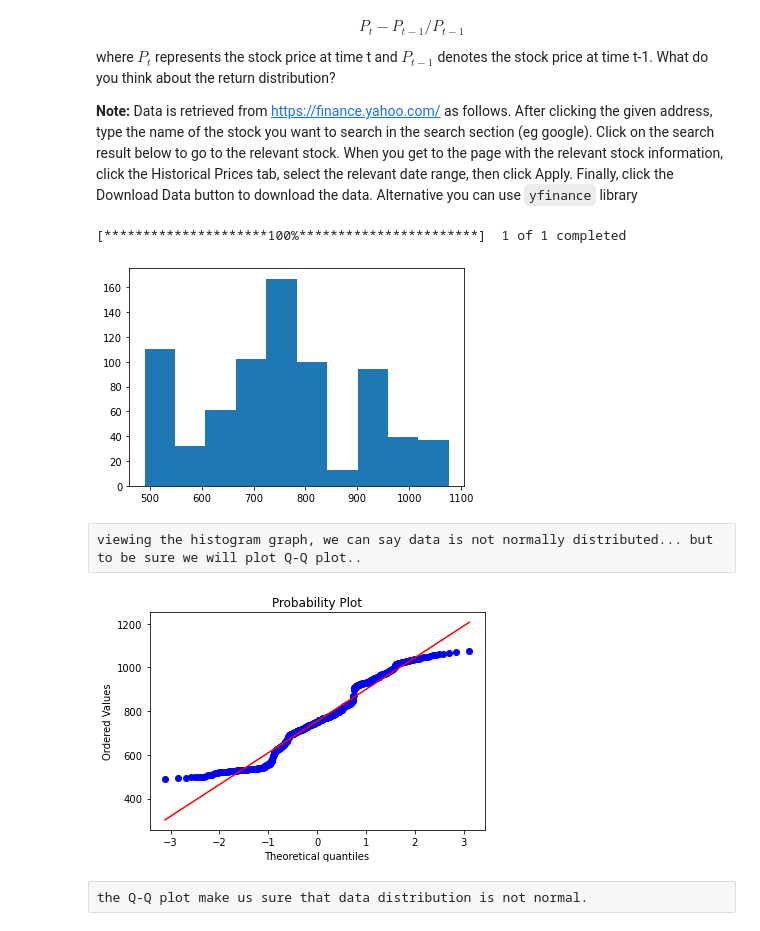
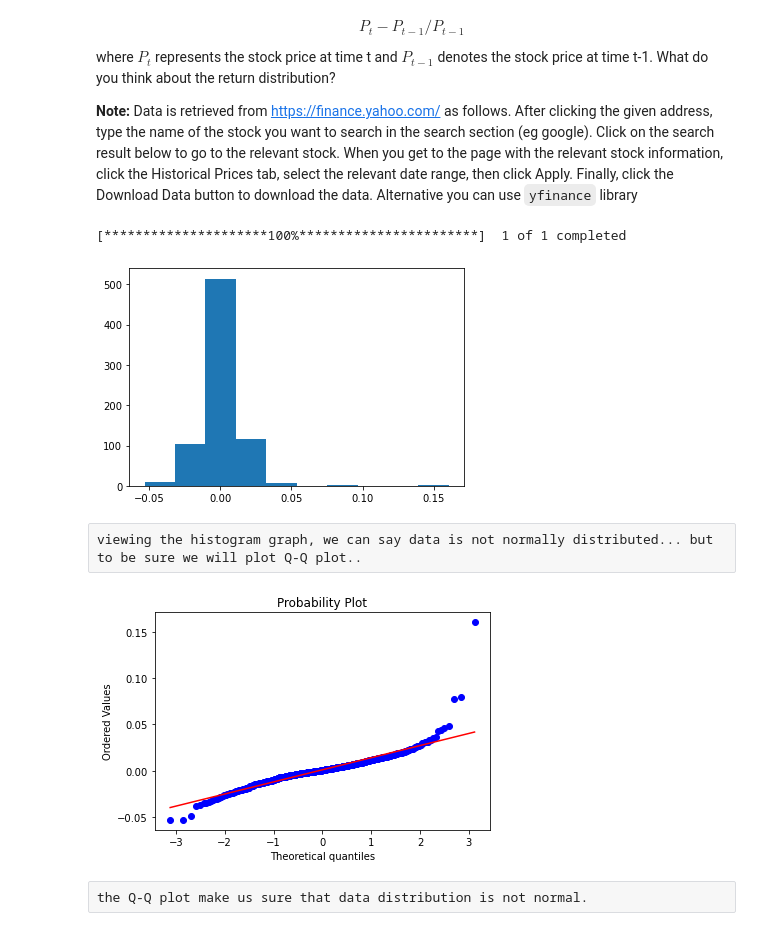
Before and after one commit to fatihbe25/bootrainDS, a Jupyter notebook: 05-Assignments for Statistics/05_03_StatisticalDistributions.ipynb, the cells around one changed output. Cells and saved outputs as stored; diff of their text form; code cells hidden in the pictures.

Commit message:
error fixed in 2nd solution.
There was a mistake on python  formulation because of the missing paranthesins in calculating daily return values of yfinance interval data.
This was fixed.

```diff
--- a/05-Assignments for Statistics/05_03_StatisticalDistributions.ipynb
+++ b/05-Assignments for Statistics/05_03_StatisticalDistributions.ipynb
@@ -34,23 +34,29 @@ where $P_t$ represents the stock price at time t and $P_{t-1}$ denotes the stock
 # %%
 import yfinance
 import matplotlib.pyplot as plt
 from scipy import stats
 
 data=yfinance.download("GOOG",start='2015-01-01',end='2017-12-31',interval='1d').Close
 data.head()
 
 # we will calculate return in a for loop and put ine list named returns.
 returns=[]
 for i in range(1,len(data)):
-    ret=data[i]-data[i-1]/data[i-1]
+    ret=(data[i]-data[i-1])/data[i-1]
     returns.append(ret)
+
+#or => returnsx=data.pct_change()
+
+# print(returns[:5])
+# print(returnsx[:5])
+
 
 # to see how data distributed we will see histogram...
 plt.hist(returns)
 plt.show()
 # %% [output]
 [*********************100%***********************]  1 of 1 completed
-[figure, old version]
+[figure, new version]
 # %% [raw]
 viewing the histogram graph, we can say data is not normally distributed... but to be sure we will plot Q-Q plot..
 # %%
@@ -58,6 +64,6 @@ viewing the histogram graph, we can say data is not normally distributed... but
 stats.probplot(returns,plot=plt)
 plt.show()
 # %% [output]
-[figure, old version]
+[figure, new version]
 # %% [raw]
 the Q-Q plot make us sure that data distribution is not normal.
```
